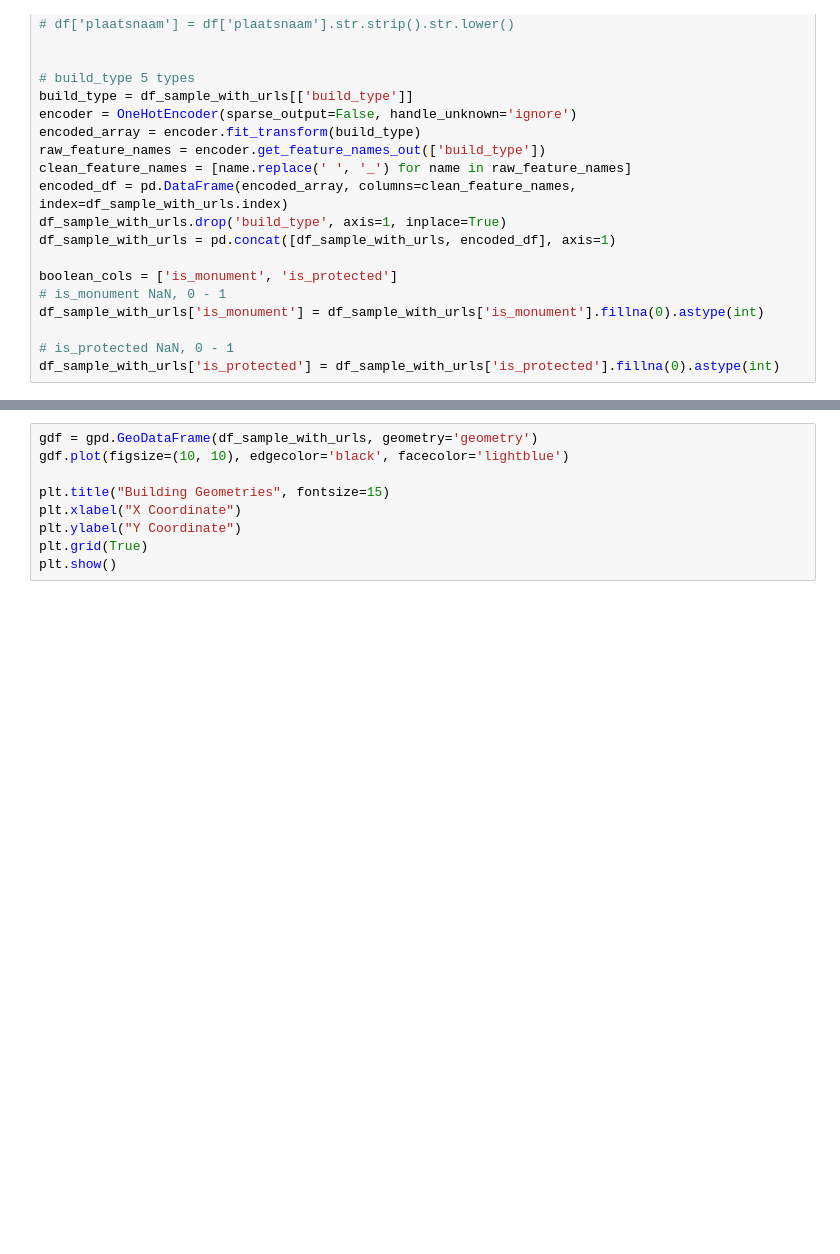
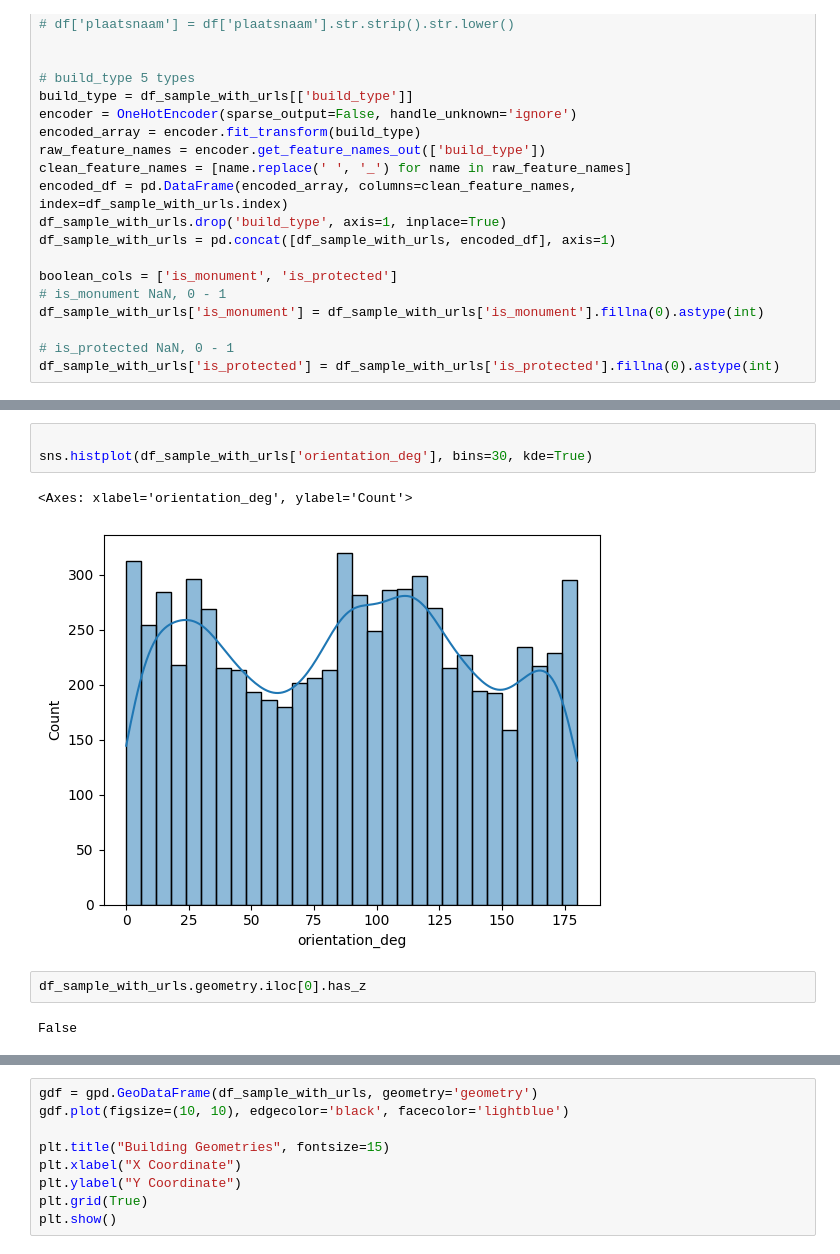
Before and after one commit to averagepindakaasenjoyer/Pangolinis, a Jupyter notebook: Standardize.ipynb, the cells around one changed output, grey strips where cells are left out. Saved outputs shown, nothing was run; the diff lists cells and outputs as text; blank space fills up the shorter version.

```diff
--- a/Standardize.ipynb
+++ b/Standardize.ipynb
@@ -157,0 +236,10 @@ df_sample_with_urls['num_vertices'] = df_sample_with_urls['geometry'].apply(lamb
+# %%
+
+sns.histplot(df_sample_with_urls['orientation_deg'], bins=30, kde=True)
+# %% [output]
+<Axes: xlabel='orientation_deg', ylabel='Count'>
+[figure, added]
+# %%
+df_sample_with_urls.geometry.iloc[0].has_z
+# %% [output]
+False
```
Also changed, not shown: parts of 15 cells of this notebook, 1 other file.
